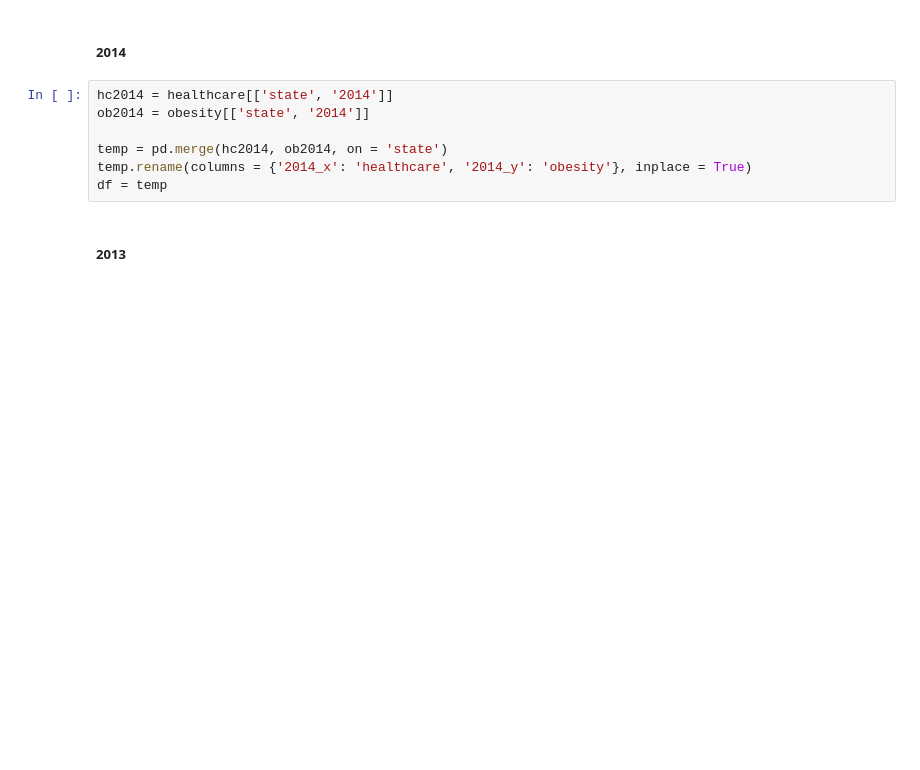
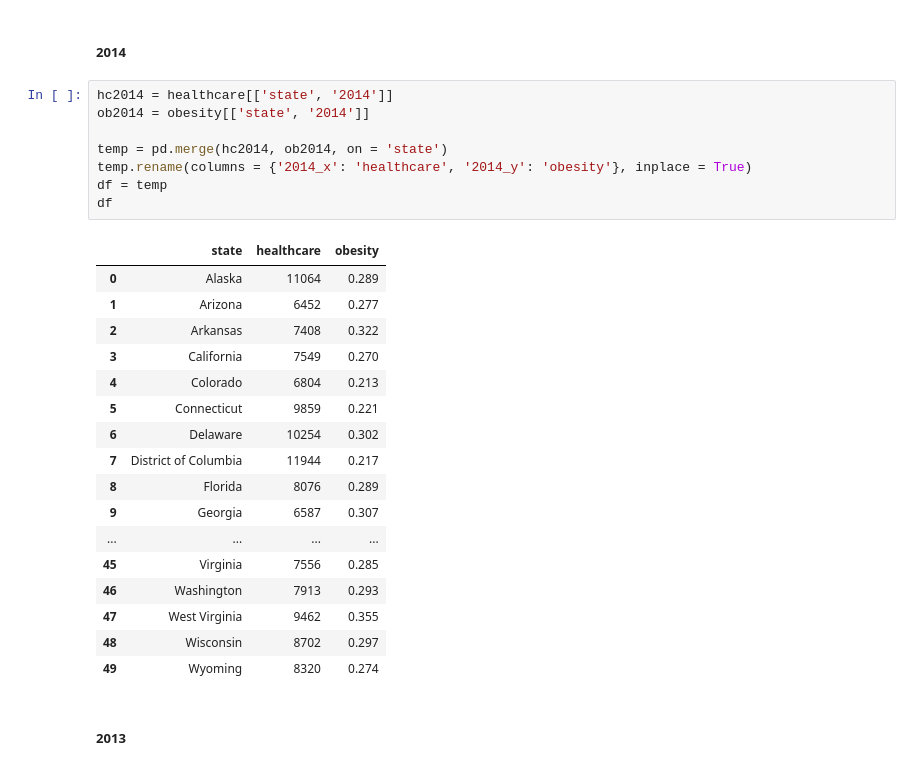
Before and after one commit to pcn006/Projects, a Jupyter notebook: FinalProject.ipynb, the cells around one changed output. Saved outputs shown, nothing was run; the diff lists cells and outputs as text; blank space fills up the shorter version.

```diff
--- a/FinalProject.ipynb
+++ b/FinalProject.ipynb
@@ -267,10 +306,29 @@ obesity.rename(columns={'States': 'state'}, inplace = True)
 # %%
 hc2014 = healthcare[['state', '2014']]
 ob2014 = obesity[['state', '2014']]
 
 temp = pd.merge(hc2014, ob2014, on = 'state')
 temp.rename(columns = {'2014_x': 'healthcare', '2014_y': 'obesity'}, inplace = True)
 df = temp
+df
+# %% [output]
+|  | state | healthcare | obesity |
+| 0 | Alaska | 11064 | 0.289 |
+| 1 | Arizona | 6452 | 0.277 |
+| 2 | Arkansas | 7408 | 0.322 |
+| 3 | California | 7549 | 0.270 |
+| 4 | Colorado | 6804 | 0.213 |
+| 5 | Connecticut | 9859 | 0.221 |
+| 6 | Delaware | 10254 | 0.302 |
+| 7 | District of Columbia | 11944 | 0.217 |
+| 8 | Florida | 8076 | 0.289 |
+| 9 | Georgia | 6587 | 0.307 |
+| ... | ... | ... | ... |
+| 45 | Virginia | 7556 | 0.285 |
+| 46 | Washington | 7913 | 0.293 |
+| 47 | West Virginia | 9462 | 0.355 |
+| 48 | Wisconsin | 8702 | 0.297 |
+| 49 | Wyoming | 8320 | 0.274 |
 # %% [markdown]
 ##### 2013
 # %%
```
Also changed, not shown: parts of 8 cells of this notebook.
